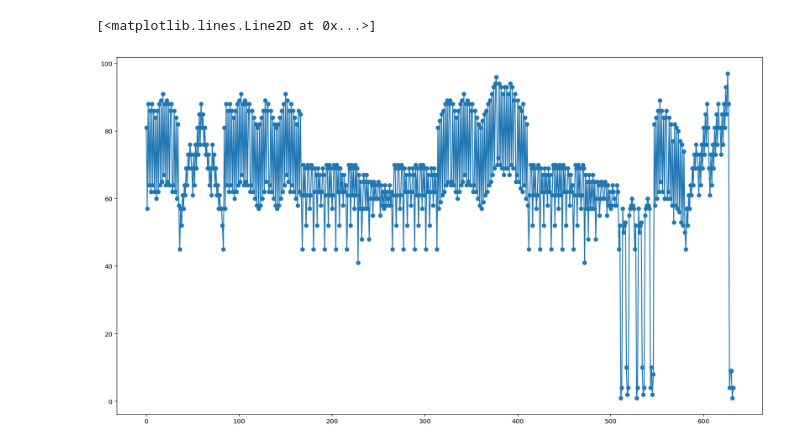
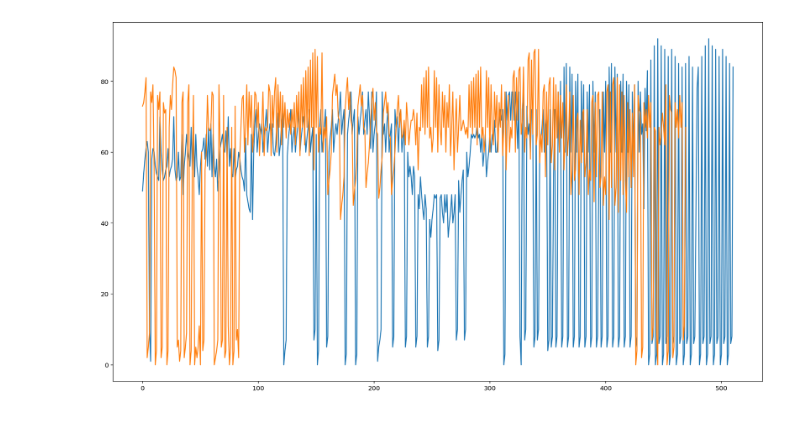
Before and after one commit to Florassss/Cogs118B-final, a Jupyter notebook: load_midi.ipynb, the cells around one changed output. Saved outputs shown, nothing was run; the diff lists cells and outputs as text; code cells hidden in the pictures.

```diff
--- a/load_midi.ipynb
+++ b/load_midi.ipynb
@@ -6,43 +6,68 @@ import keras
 from keras.utils import np_utils
 
 
-notes = []
-midi = converter.parse("alb_esp1.mid")
-notes_to_parse = None
+notes1 = []
+notes2=[]
+midi1 = converter.parse("test_output_Beeth.mid")
+midi2 = converter.parse("test_output_Mozart.mid")
+notes_to_parse1 = None
+notes_to_parse2 = None
+#feature 1
+duration1 = []
+duration2 = []
+#feature 2
+pitchesarr1 = []
+pitchesarr2 = []
+parts1 = instrument.partitionByInstrument(midi1)
+parts2 = instrument.partitionByInstrument(midi2)
 
-#feature 1
-duration = []
-#feature 2
-pitchesarr = []
-parts = instrument.partitionByInstrument(midi)
-if parts: # file has instrument parts
-    notes_to_parse = parts.parts[0].recurse()
-    print(parts.parts)
+if parts1: # file has instrument parts
+    notes_to_parse1 = parts1.parts1[0].recurse()
+    print(parts1.parts1)
 else: # file has notes in a flat structure
-    notes_to_parse = midi.flat.notes
+    notes_to_parse1 = midi1.flat.notes
 
-for element in notes_to_parse:
+for element in notes_to_parse1:
     if isinstance(element, note.Note):
-        pitchesarr.append(element.pitch.ps)
-        notes.append(str(element.pitch))
-        duration.append(element.quarterLength)
+        pitchesarr1.append(element.pitch.ps)
+        notes1.append(str(element.pitch))
+        duration1.append(element.quarterLength)
         #pitch_list.append(pitch.Pitch(element))
 
     elif isinstance(element, chord.Chord):
-        notes.append('.'.join(str(n) for n in element.normalOrder))
+        notes1.append('.'.join(str(n) for n in element.normalOrder))
         for n in element.normalOrder:
-            pitchesarr.append(n)
-        duration.append(element.quarterLength)
+            pitchesarr1.append(n)
+        duration1.append(element.quarterLength)
 
-# plt.figure(figsize = (18.5, 10.5))
-# plt.scatter([x for x in range(len(pitchesarr))],pitchesarr)
-# plt.plot(pitchesarr)
+if parts2: # file has instrument parts
+    notes_to_parse2 = parts2.parts2[0].recurse()
+    print(parts2.parts2)
+else: # file has notes in a flat structure
+    notes_to_parse2 = midi2.flat.notes
 
-with open('data/notes', 'wb') as filepath:
-    pickle.dump(notes, filepath)
+for element in notes_to_parse2:
+    if isinstance(element, note.Note):
+        pitchesarr2.append(element.pitch.ps)
+        notes2.append(str(element.pitch))
+        duration2.append(element.quarterLength)
+        #pitch_list.append(pitch.Pitch(element))
 
-with open('data/pitches', 'wb') as filepath:
-    pickle.dump(pitchesarr, filepath)
+    elif isinstance(element, chord.Chord):
+        notes2.append('.'.join(str(n) for n in element.normalOrder))
+        for n in element.normalOrder:
+            pitchesarr2.append(n)
+        duration2.append(element.quarterLength)
+
+plt.figure(figsize = (18.5, 10.5))
+plt.plot(pitchesarr1)
+plt.plot(pitchesarr2)
+
+#with open('data/notes', 'wb') as filepath:
+    #pickle.dump(notes, filepath)
+
+#with open('data/pitches', 'wb') as filepath:
+    #pickle.dump(pitchesarr, filepath)
 
 
 def create_network(network_input, n_vocab):
@@ -97,5 +121,4 @@ def create_network(network_input, n_vocab):
-[<matplotlib.lines.Line2D at 0x...>]
-[figure, old version]
+[figure, new version]
 # %%
 plt.figure(figsize = (18.5, 10.5))
 plt.scatter([x for x in range(len(duration))],duration)
```
Also changed, not shown: parts of 2 cells of this notebook, 7 other files.
